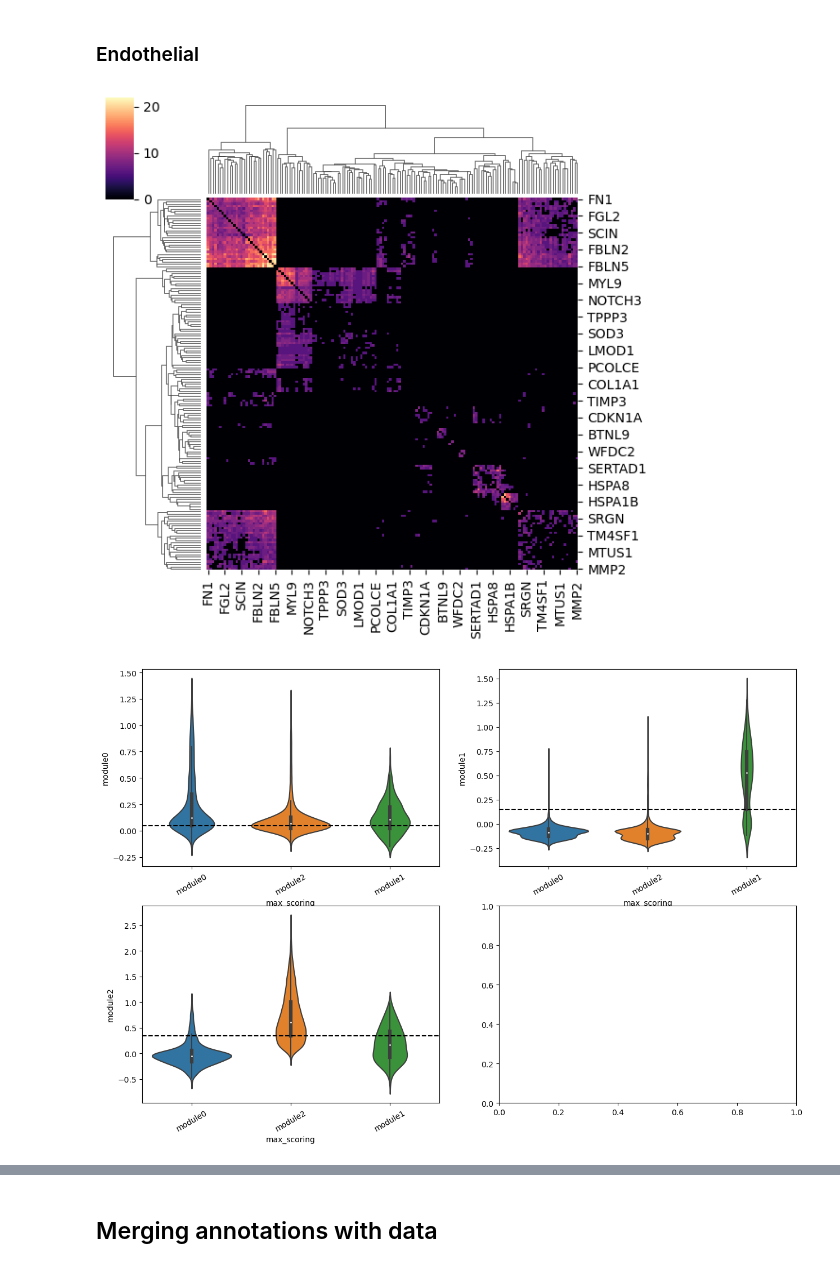
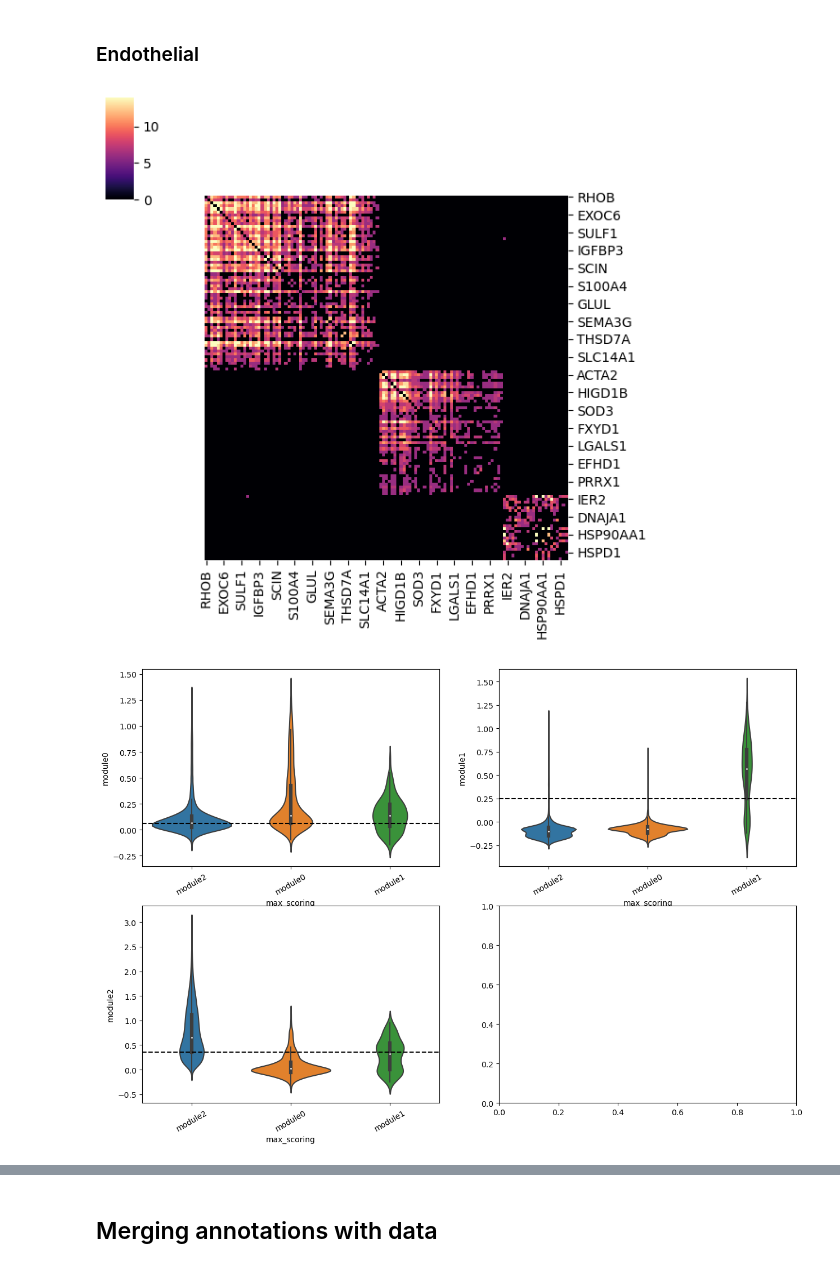
Before and after one commit to akiviaho/spatial, a Jupyter notebook: notebooks/single-cell-annotation-from-nmf.ipynb, the cells around one changed output, grey strips where cells are left out. Drawn from its saved outputs; the diff is of its cells as text; code cells hidden in the pictures.

Commit message:
Modified clustermap plotting

```diff
--- a/notebooks/single-cell-annotation-from-nmf.ipynb
+++ b/notebooks/single-cell-annotation-from-nmf.ipynb
@@ -22,7 +22,7 @@ warnings.filterwarnings("ignore")
 ## Function definitions
 # %%
 def score_modules(ctype, genes_dict):
-    dat = sc.read_h5ad(ctype + '.h5ad')
+    dat = sc.read_h5ad('nmf_annotation/'+ ctype + '.h5ad')
     dat.X = dat.layers['counts'].copy()
 
     for k in genes_dict.keys():
@@ -124,7 +124,7 @@ def create_modules_from_adjacency_matrix(celltype,min_modules_per_connection=5,
     The resulting gene modules are returned as a dictionary, and a seaborn clustermap is
     plotted if desired.
     '''
-    adj_df = pd.read_csv(celltype+'_nmf_derived_gene_adjacencies.csv',index_col=0)
+    adj_df = pd.read_csv('nmf_annotation/'+celltype+'_nmf_derived_gene_adjacencies.csv',index_col=0)
 
     # Filter connections occurring in fewer than 5 modules
     adj_df[adj_df<=min_modules_per_connection] = 0
@@ -148,17 +148,23 @@ def create_modules_from_adjacency_matrix(celltype,min_modules_per_connection=5,
     # Filter the modules by minimum number of genes present and sort them by the number of genes
     labels_to_keep = list(labels.value_counts()[pd.Series(labels).value_counts() >= min_genes_in_module].index)
 
+
+
     # Save the genes of each module (cluster) to a dictionary
     modules = {}
     for idx,l in enumerate(labels_to_keep):
         modules['module'+str(idx)] = list(adj_df[labels == l].index)
 
+    adj_df = adj_df[[value for key in modules for value in modules[key]]]
+    adj_df = adj_df.loc[[value for key in modules for value in modules[key]]]
+
     if plot_clustermap:
-        sns.clustermap(adj_df, cmap='magma', figsize=(6,6))
+        sns.clustermap(adj_df, cmap='magma', figsize=(6,6),row_cluster=False,col_cluster=False,
+                       vmax=np.quantile(np.matrix(adj_df),0.99))
 
 
     # Return the dictionary
-    return(modules)
+    return(modules, adj_df)
 # %% [markdown]
 ## Annotating immune cells
 # %%
@@ -328,18 +306,18 @@ final_annotations = pd.concat([final_annotations,scores['max_scoring']],axis=0)
 # %% [markdown]
 ### Endothelial
 # %%
-modules_dict = create_modules_from_adjacency_matrix('Endothelial')
+modules_dict, adjacency_df = create_modules_from_adjacency_matrix('Endothelial')
 scores = score_modules('Endothelial',modules_dict)
 
 # remove the first quantile of scores to ensure a representative set
 #max_factor_scores = scores[list(modules_dict.keys())].max(axis=1)
 #fitered_scores = scores[max_factor_scores > np.quantile(max_factor_scores,0.25)]
 
 plot_score_violins(scores)
 save_dict_to_excel(modules_dict,'Endothelial')
 # %% [output]
-[figure, old version]
+[figure, new version]
-[figure, old version]
+[figure, new version]
 # %%
 for module in list(modules_dict.keys()):
     calculate_phenotype_distributions(scores,module)
```
Also changed, not shown: parts of 5 cells of this notebook.
